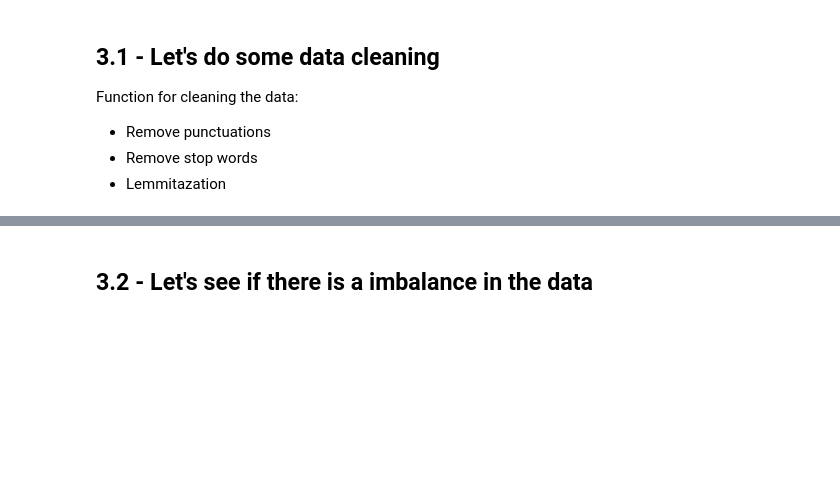
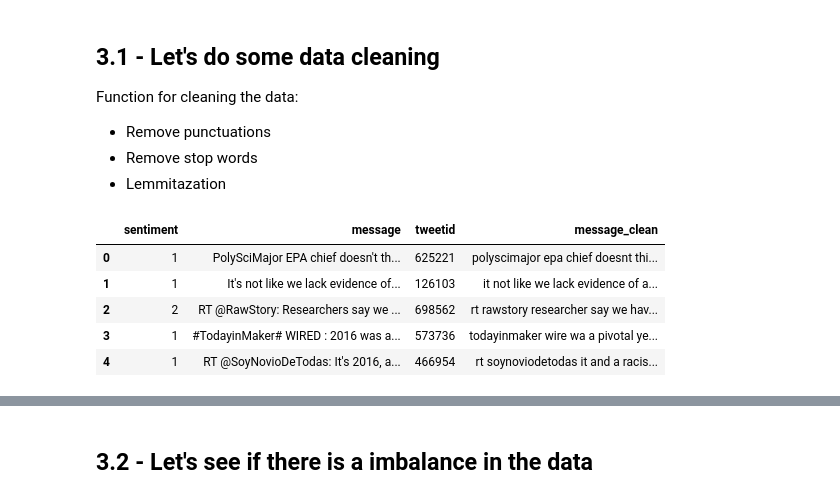
Before and after one commit to Mahlomola-Moses/classification-predict-streamlit-template, a Jupyter notebook: Team_JS_2_Predict.ipynb, the cells around one changed output, grey strips where cells are left out. Drawn from its saved outputs; the diff is of its cells as text; code cells hidden in the pictures; blank space fills up the shorter version.

```diff
--- a/Team_JS_2_Predict.ipynb
+++ b/Team_JS_2_Predict.ipynb
@@ -137,6 +137,11 @@ def clean_tweets(message):
     message = re.sub(r'[^\w\s]','',message)
     message = re.sub('[0-9]+', '', message)
 
+    message = re.sub("â|ã", " ", message)  # removes strange character
+    message = re.sub("\\s+", " ", message)  # fills white spaces
+    message = message.lstrip()  # removes whitespaces before string
+    message = message.rstrip()  # removes whitespaces after string
+
 
     # lemmatizing all words
     message = message.lower()
@@ -153,6 +158,13 @@ train['message_clean']=train['message'].apply(clean_tweets)
 test['message_clean']=test['message'].apply(clean_tweets)
 # %%
 #Data after clean: Train
-train.head(1)
+train.head()
+# %% [output]
+|  | sentiment | message | tweetid | message_clean |
+| 0 | 1 | PolySciMajor EPA chief doesn't th... | 625221 | polyscimajor epa chief doesnt thi... |
+| 1 | 1 | It's not like we lack evidence of... | 126103 | it not like we lack evidence of a... |
+| 2 | 2 | RT @RawStory: Researchers say we ... | 698562 | rt rawstory researcher say we hav... |
+| 3 | 1 | #TodayinMaker# WIRED : 2016 was a... | 573736 | todayinmaker wire wa a pivotal ye... |
+| 4 | 1 | RT @SoyNovioDeTodas: It's 2016, a... | 466954 | rt soynoviodetodas it and a racis... |
 # %%
 #Data after clean: Test
```
Also changed, not shown: parts of 1 cell of this notebook.
